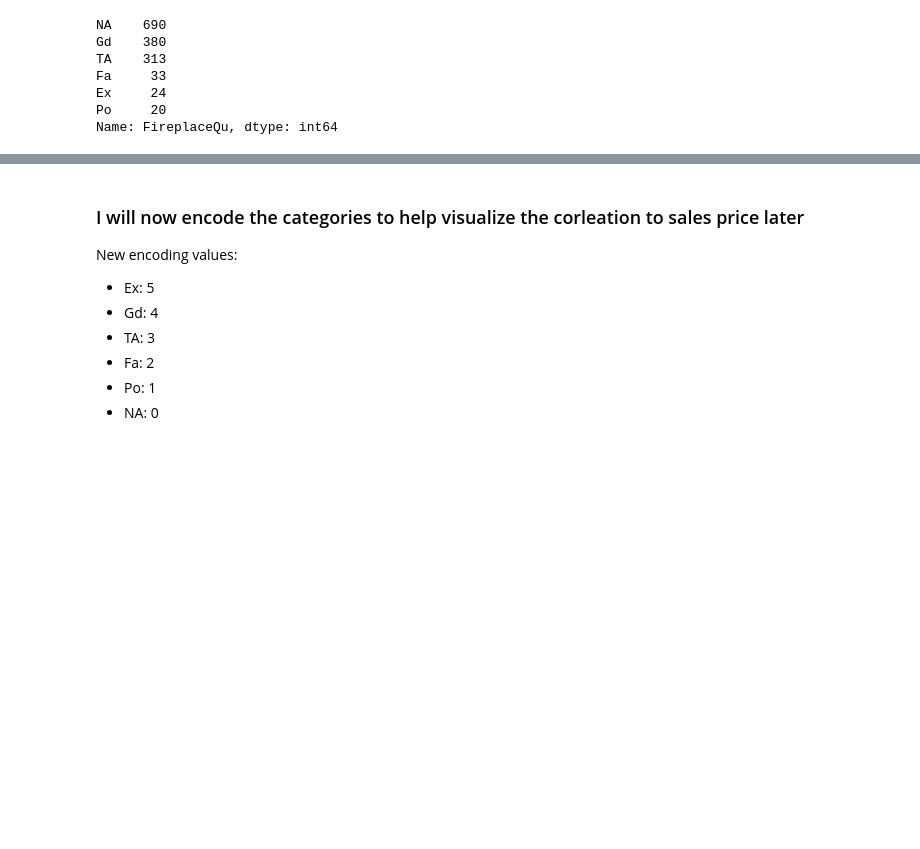
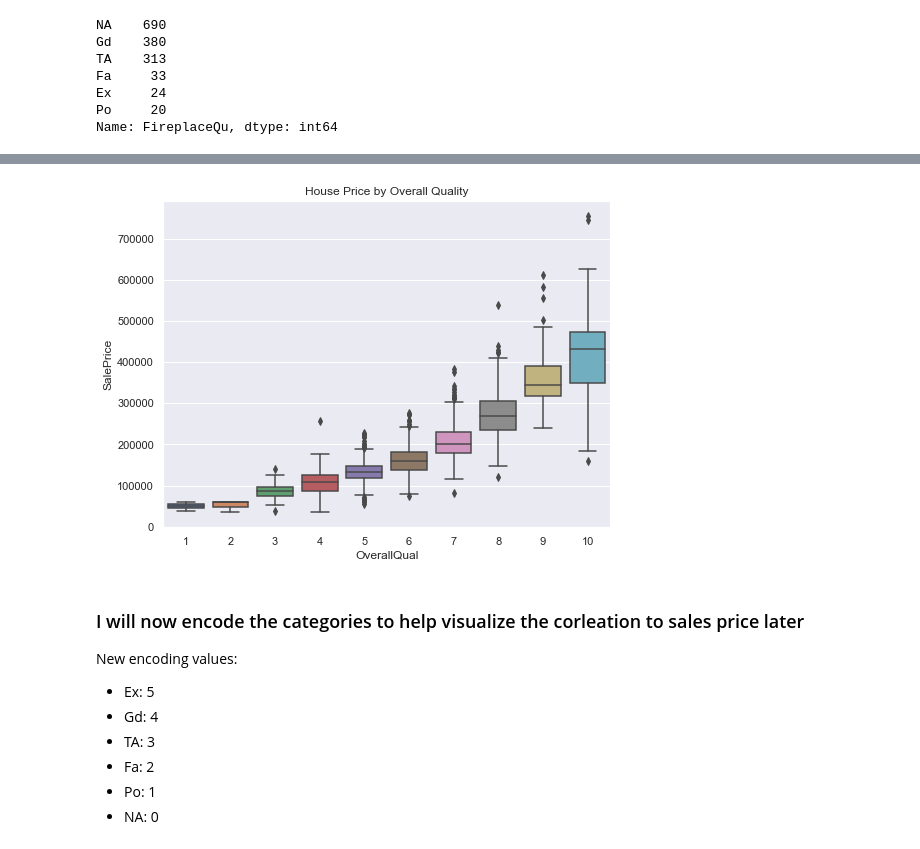
Before and after one commit to DrakeData/House_Price_EDA, a Jupyter notebook: MSDS422_Assignment1.ipynb, the cells around one changed output, grey strips where cells are left out. Drawn from its saved outputs; the diff is of its cells as text; code cells hidden in the pictures; blank space fills up the shorter version.

```diff
--- a/MSDS422_Assignment1.ipynb
+++ b/MSDS422_Assignment1.ipynb
@@ -116,0 +118,5 @@ df.drop(columns=['PoolQC', 'MiscFeature', 'Alley', 'Fence'], inplace=True)
+# %%
+df['PoolQC'].fillna('NA', inplace=True)
+
+# NaN check
+print(f"Count of NaNs: {df['PoolQC'].isnull().sum()}")
@@ -116,0 +133,5 @@ df.drop(columns=['PoolQC', 'MiscFeature', 'Alley', 'Fence'], inplace=True)
+# %%
+df['Fence'].fillna('NA', inplace=True)
+
+# NaN check
+print(f"Count of NaNs: {df['Fence'].isnull().sum()}")
@@ -116,0 +149,5 @@ df.drop(columns=['PoolQC', 'MiscFeature', 'Alley', 'Fence'], inplace=True)
+# %%
+df['MiscFeature'].fillna('NA', inplace=True)
+
+# NaN check
+print(f"Count of NaNs: {df['MiscFeature'].isnull().sum()}")
@@ -148,0 +199,5 @@ Count of NaNs: 0
+# %%
+average_house_neighb = df.groupby('Neighborhood')['LotFrontage']
+df['LotFrontage'].fillna(average_house_neighb.transform(lambda x: x.fillna(x.mean())), inplace=True)
+
+print(f"Count of NaNs: {df['LotFrontage'].isnull().sum()}")
@@ -149,3 +221,9 @@ Count of NaNs: 0
+# %%
+plt.figure(figsize=(8, 6))
+sns.boxplot(x='OverallQual', y='SalePrice', data=df)
+title = plt.title('House Price by Overall Quality')
+# %% [output]
+[figure, added]
 # %% [markdown]
 ### I will now encode the categories to help visualize the corleation to sales price later
 New encoding values:
```
Also changed, not shown: parts of 29 cells of this notebook.
